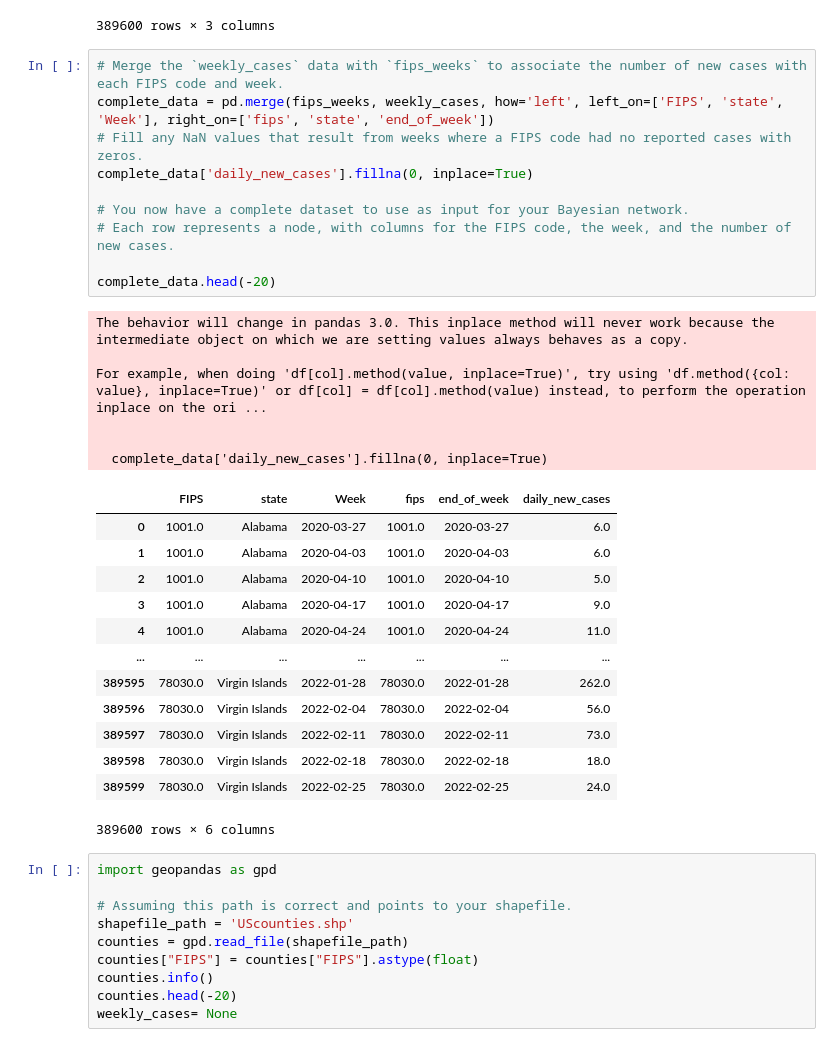
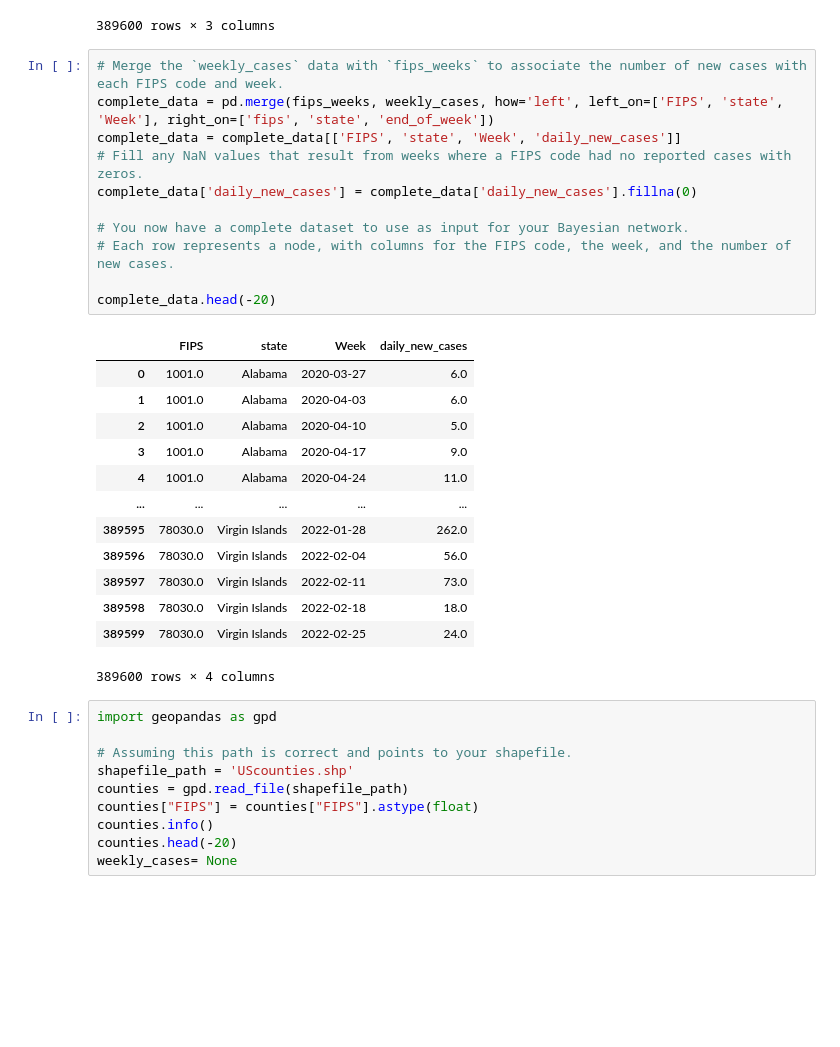
Before and after one commit to ZachariahAlzubi/COVID-BAYESIAN-NETWORK, a Jupyter notebook: bayesianNetworkCovid.ipynb, the cells around one changed output. Cells and saved outputs as stored; diff of their text form; blank space fills up the shorter version.

```diff
--- a/bayesianNetworkCovid.ipynb
+++ b/bayesianNetworkCovid.ipynb
@@ -120,33 +120,28 @@ memory usage: 8.9+ MB
 # %%
 # Merge the `weekly_cases` data with `fips_weeks` to associate the number of new cases with each FIPS code and week.
 complete_data = pd.merge(fips_weeks, weekly_cases, how='left', left_on=['FIPS', 'state', 'Week'], right_on=['fips', 'state', 'end_of_week'])
+complete_data = complete_data[['FIPS', 'state', 'Week', 'daily_new_cases']]
 # Fill any NaN values that result from weeks where a FIPS code had no reported cases with zeros.
-complete_data['daily_new_cases'].fillna(0, inplace=True)
+complete_data['daily_new_cases'] = complete_data['daily_new_cases'].fillna(0)
 
 # You now have a complete dataset to use as input for your Bayesian network.
 # Each row represents a node, with columns for the FIPS code, the week, and the number of new cases.
 
 complete_data.head(-20)
 # %% [output]
+|  | FIPS | state | Week | daily_new_cases |
+| 0 | 1001.0 | Alabama | 2020-03-27 | 6.0 |
+| 1 | 1001.0 | Alabama | 2020-04-03 | 6.0 |
+| 2 | 1001.0 | Alabama | 2020-04-10 | 5.0 |
+| 3 | 1001.0 | Alabama | 2020-04-17 | 9.0 |
+| 4 | 1001.0 | Alabama | 2020-04-24 | 11.0 |
+| ... | ... | ... | ... | ... |
+| 389595 | 78030.0 | Virgin Islands | 2022-01-28 | 262.0 |
+| 389596 | 78030.0 | Virgin Islands | 2022-02-04 | 56.0 |
+| 389597 | 78030.0 | Virgin Islands | 2022-02-11 | 73.0 |
+| 389598 | 78030.0 | Virgin Islands | 2022-02-18 | 18.0 |
+| 389599 | 78030.0 | Virgin Islands | 2022-02-25 | 24.0 |
-The behavior will change in pandas 3.0. This inplace method will never work because the intermediate object on which we are setting values always behaves as a copy.
-
-For example, when doing 'df[col].method(value, inplace=True)', try using 'df.method({col: value}, inplace=True)' or df[col] = df[col].method(value) instead, to perform the operation inplace on the ori ...
-
-
-  complete_data['daily_new_cases'].fillna(0, inplace=True)
+389600 rows × 4 columns
-|  | FIPS | state | Week | fips | end_of_week | daily_new_cases |
-| 0 | 1001.0 | Alabama | 2020-03-27 | 1001.0 | 2020-03-27 | 6.0 |
-| 1 | 1001.0 | Alabama | 2020-04-03 | 1001.0 | 2020-04-03 | 6.0 |
-| 2 | 1001.0 | Alabama | 2020-04-10 | 1001.0 | 2020-04-10 | 5.0 |
-| 3 | 1001.0 | Alabama | 2020-04-17 | 1001.0 | 2020-04-17 | 9.0 |
-| 4 | 1001.0 | Alabama | 2020-04-24 | 1001.0 | 2020-04-24 | 11.0 |
-| ... | ... | ... | ... | ... | ... | ... |
-| 389595 | 78030.0 | Virgin Islands | 2022-01-28 | 78030.0 | 2022-01-28 | 262.0 |
-| 389596 | 78030.0 | Virgin Islands | 2022-02-04 | 78030.0 | 2022-02-04 | 56.0 |
-| 389597 | 78030.0 | Virgin Islands | 2022-02-11 | 78030.0 | 2022-02-11 | 73.0 |
-| 389598 | 78030.0 | Virgin Islands | 2022-02-18 | 78030.0 | 2022-02-18 | 18.0 |
-| 389599 | 78030.0 | Virgin Islands | 2022-02-25 | 78030.0 | 2022-02-25 | 24.0 |
-389600 rows × 6 columns
 # %%
 import geopandas as gpd
 
```
Also changed, not shown: parts of 10 cells of this notebook, 1 other file.
